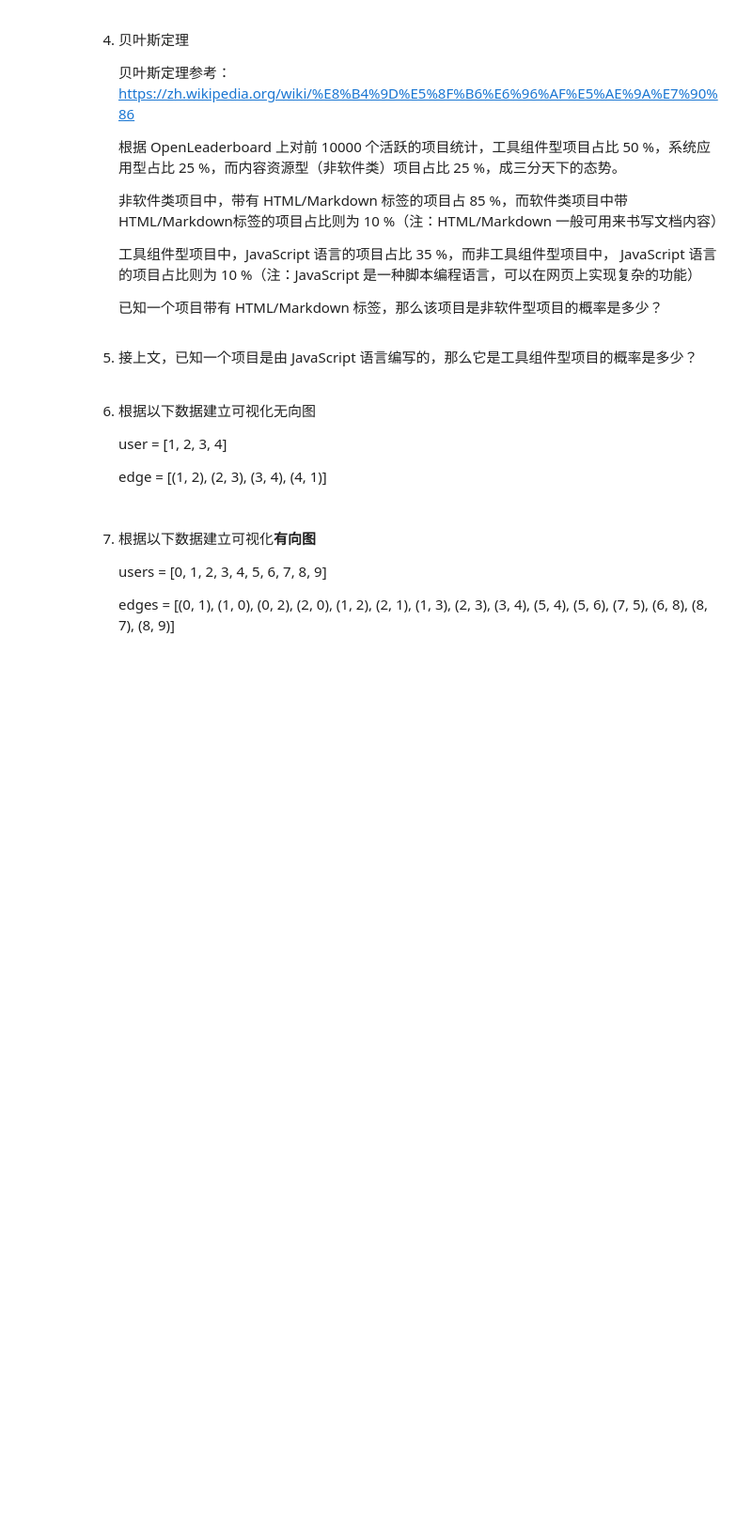
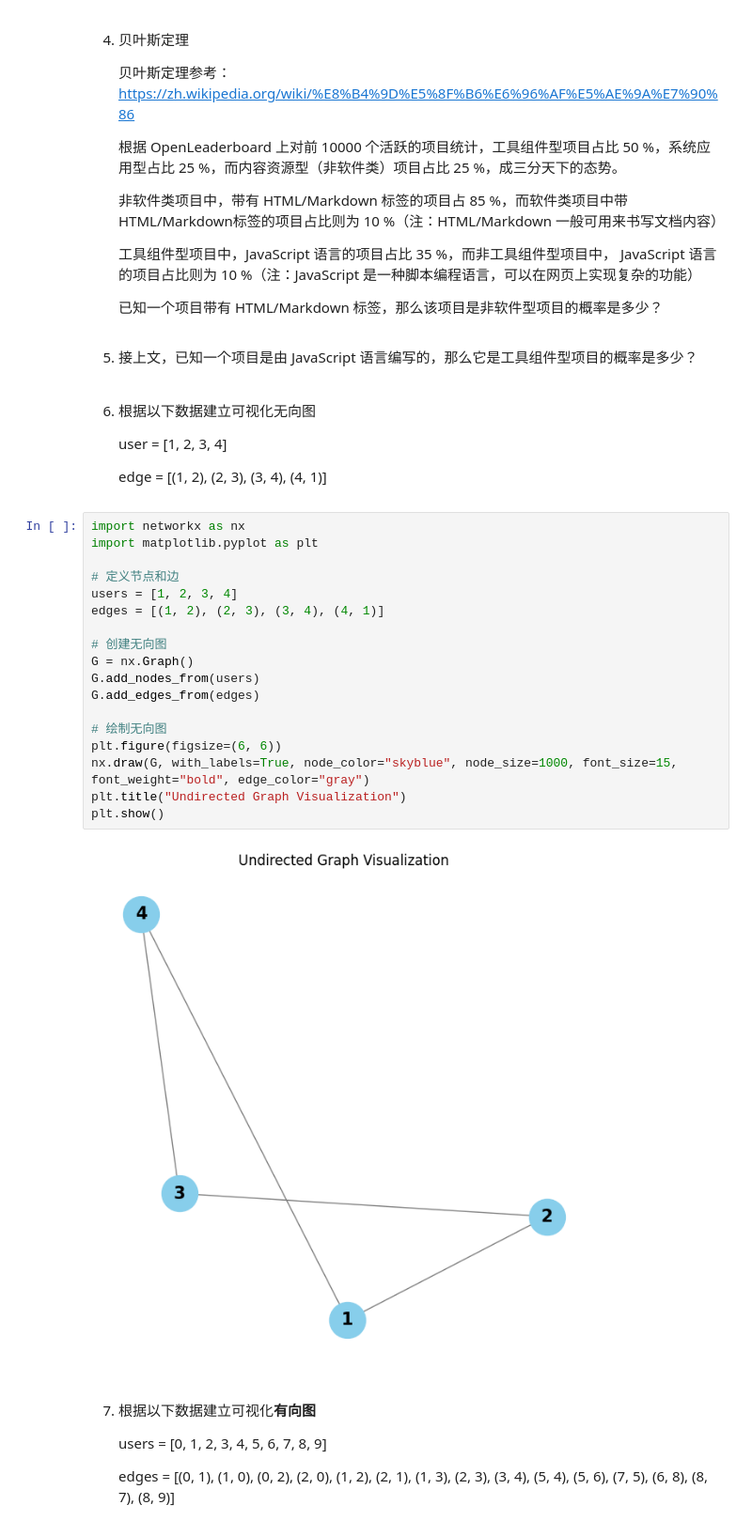
Before and after one commit to Frank-whw/HW_for_dase_2024, a Jupyter notebook: Homework6.ipynb, the cells around one changed output. Shown at 94% size. Cells and saved outputs as stored; diff of their text form; blank space fills up the shorter version.

```diff
--- a/Homework6.ipynb
+++ b/Homework6.ipynb
@@ -26,6 +132,26 @@ with open(r'/path/to')
     user = [1, 2, 3, 4]
 
     edge = [(1, 2), (2, 3), (3, 4), (4, 1)]
+# %%
+import networkx as nx
+import matplotlib.pyplot as plt
+
+# 定义节点和边
+users = [1, 2, 3, 4]
+edges = [(1, 2), (2, 3), (3, 4), (4, 1)]
+
+# 创建无向图
+G = nx.Graph()
+G.add_nodes_from(users)
+G.add_edges_from(edges)
+
+# 绘制无向图
+plt.figure(figsize=(6, 6))
+nx.draw(G, with_labels=True, node_color="skyblue", node_size=1000, font_size=15, font_weight="bold", edge_color="gray")
+plt.title("Undirected Graph Visualization")
+plt.show()
+# %% [output]
+[figure, added]
 # %% [markdown]
 7. 根据以下数据建立可视化**有向图**
 
```
Also changed, not shown: parts of 6 cells of this notebook.
